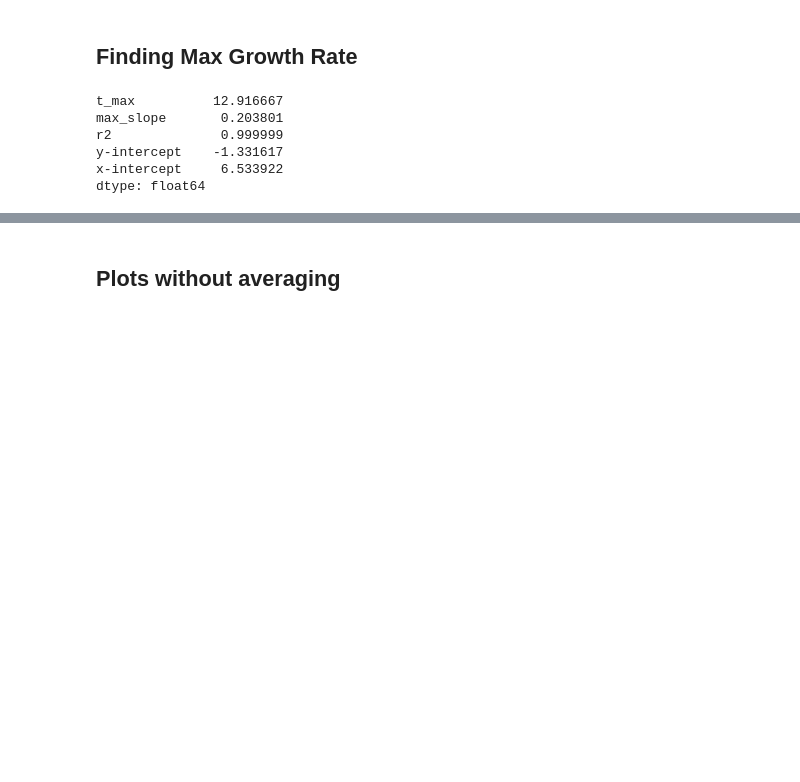
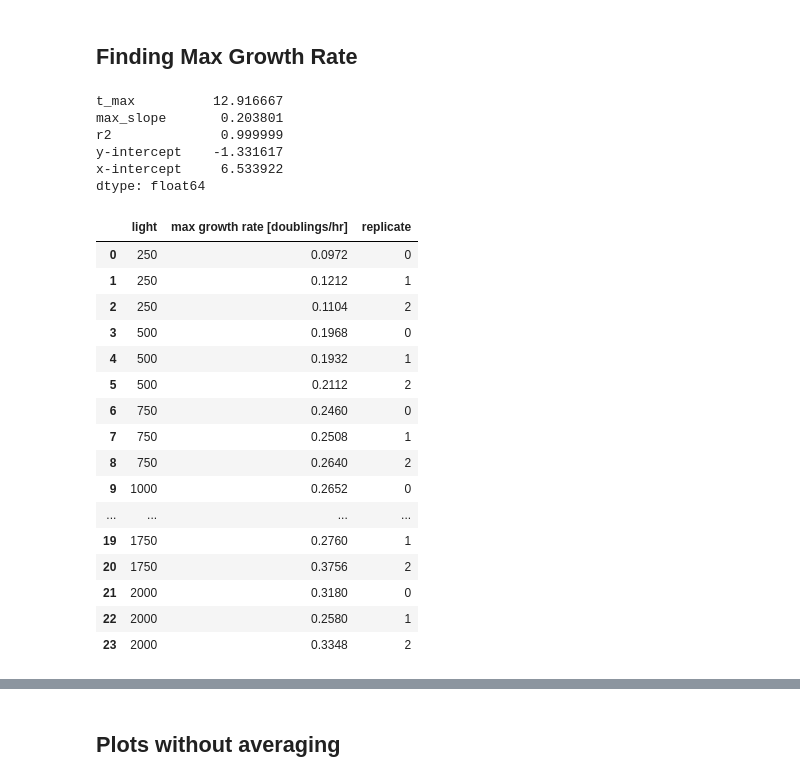
Before and after one commit to nb-e/growth-curve-analysis, a Jupyter notebook: 12.14.20 Analysis.ipynb, the cells around one changed output, grey strips where cells are left out. Saved outputs shown, nothing was run; the diff lists cells and outputs as text; code cells hidden in the pictures; blank space fills up the shorter version.

```diff
--- a/12.14.20 Analysis.ipynb
+++ b/12.14.20 Analysis.ipynb
@@ -238,3 +243,43 @@ r2              0.999999
 y-intercept    -1.331617
 x-intercept     6.533922
 dtype: float64
+# %%
+repname = "replicate"
+max_growth = {lightname:[], maxname:[],repname:[]}
+timepoints = reps[0][hourname].values
+lightvals = []
+maxes = []
+for colname,coldata in reps[0].iteritems():
+    if colname == hourname:
+        continue
+    name = int(colname[len(odname):])
+    for i,rep in enumerate(reps):
+        column = rep[colname].values
+        max_slope = find_max_slope(column,timepoints,5)["max_slope"]
+
+        max_growth[lightname].append(name)
+        max_growth[maxname].append(max_slope)
+        max_growth[repname].append(i)
+max_growth = pd.DataFrame(max_growth) #long format
+max_growth_wide = max_growth.pivot_table(index=repname, #wide format
+                                         columns=lightname,values=maxname)
+# max_growth[maxname] = max_growth[maxname].apply(lambda x: np.log(2)/x) #ln(2)/x
+max_growth
+# %% [output]
+|  | light | max growth rate [doublings/hr] | replicate |
+| 0 | 250 | 0.0972 | 0 |
+| 1 | 250 | 0.1212 | 1 |
+| 2 | 250 | 0.1104 | 2 |
+| 3 | 500 | 0.1968 | 0 |
+| 4 | 500 | 0.1932 | 1 |
+| 5 | 500 | 0.2112 | 2 |
+| 6 | 750 | 0.2460 | 0 |
+| 7 | 750 | 0.2508 | 1 |
+| 8 | 750 | 0.2640 | 2 |
+| 9 | 1000 | 0.2652 | 0 |
+| ... | ... | ... | ... |
+| 19 | 1750 | 0.2760 | 1 |
+| 20 | 1750 | 0.3756 | 2 |
+| 21 | 2000 | 0.3180 | 0 |
+| 22 | 2000 | 0.2580 | 1 |
+| 23 | 2000 | 0.3348 | 2 |
```
Also changed, not shown: parts of 4 cells of this notebook, 2 other files.
